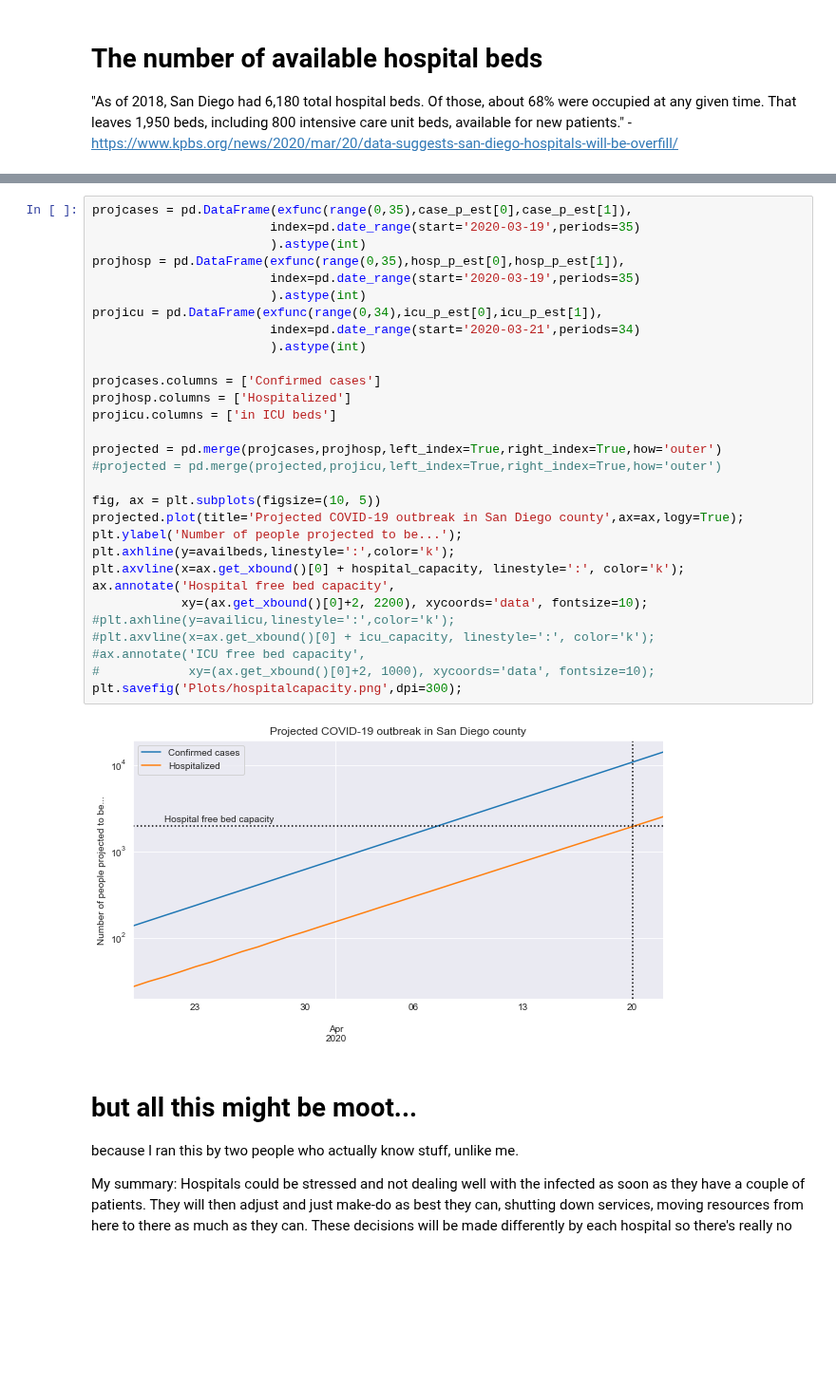
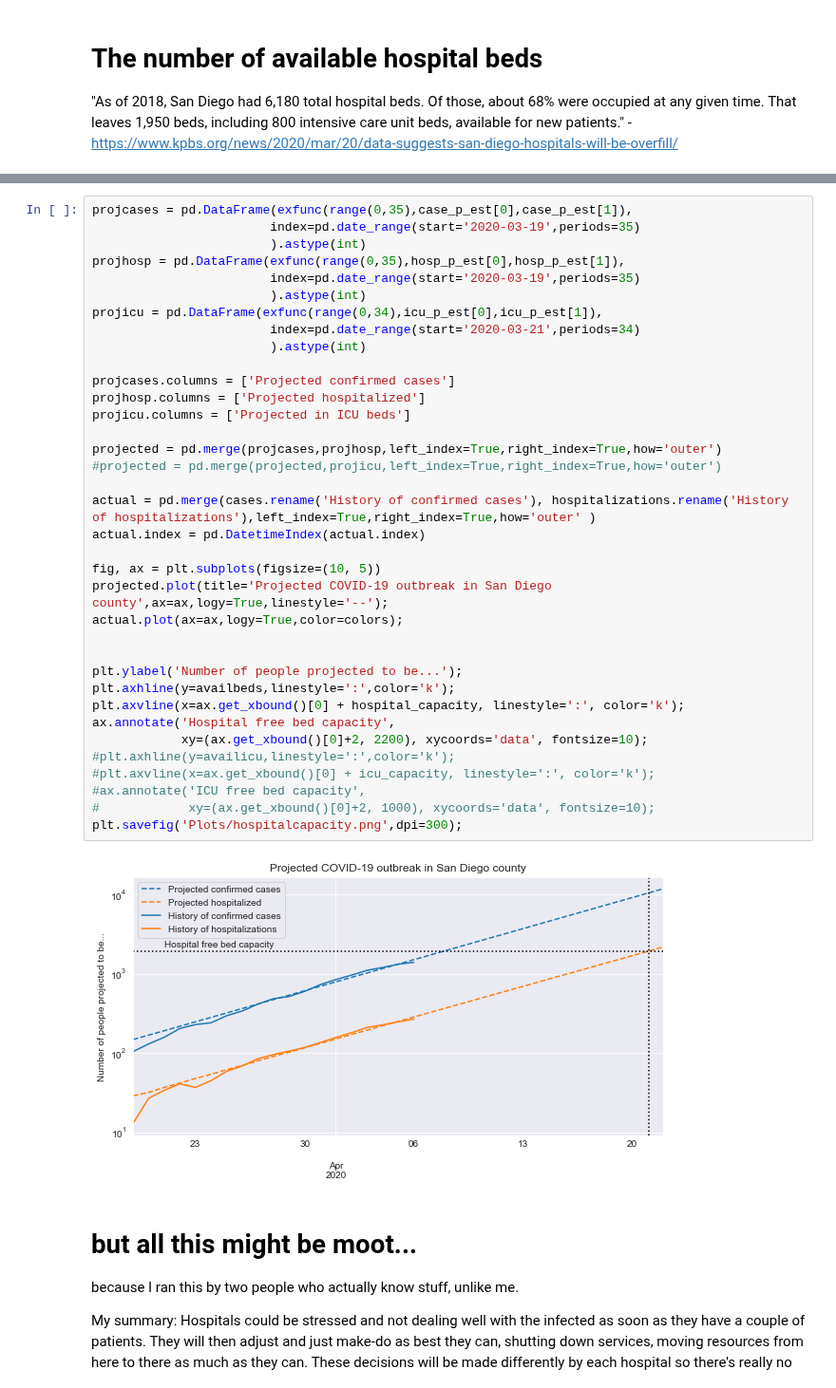
Before and after one commit to jasongfleischer/SanDiegoCountyCOVID19, a Jupyter notebook: San Diego Country Coronavirus History.ipynb, the cells around one changed output, grey strips where cells are left out. Shown at 95% size. Drawn from its saved outputs; the diff is of its cells as text; blank space fills up the shorter version.

```diff
--- a/San Diego Country Coronavirus History.ipynb
+++ b/San Diego Country Coronavirus History.ipynb
@@ -328,35 +395,41 @@ ICUs reach capacity on 2020-04-20 19:35:00.540525353
 # %%
 projcases = pd.DataFrame(exfunc(range(0,35),case_p_est[0],case_p_est[1]),
                         index=pd.date_range(start='2020-03-19',periods=35)
                         ).astype(int)
 projhosp = pd.DataFrame(exfunc(range(0,35),hosp_p_est[0],hosp_p_est[1]),
                         index=pd.date_range(start='2020-03-19',periods=35)
                         ).astype(int)
 projicu = pd.DataFrame(exfunc(range(0,34),icu_p_est[0],icu_p_est[1]),
                         index=pd.date_range(start='2020-03-21',periods=34)
                         ).astype(int)
 
-projcases.columns = ['Confirmed cases']
-projhosp.columns = ['Hospitalized']
-projicu.columns = ['in ICU beds']
+projcases.columns = ['Projected confirmed cases']
+projhosp.columns = ['Projected hospitalized']
+projicu.columns = ['Projected in ICU beds']
 
 projected = pd.merge(projcases,projhosp,left_index=True,right_index=True,how='outer')
 #projected = pd.merge(projected,projicu,left_index=True,right_index=True,how='outer')
 
+actual = pd.merge(cases.rename('History of confirmed cases'), hospitalizations.rename('History of hospitalizations'),left_index=True,right_index=True,how='outer' )
+actual.index = pd.DatetimeIndex(actual.index)
+
 fig, ax = plt.subplots(figsize=(10, 5))
-projected.plot(title='Projected COVID-19 outbreak in San Diego county',ax=ax,logy=True);
+projected.plot(title='Projected COVID-19 outbreak in San Diego county',ax=ax,logy=True,linestyle='--');
+actual.plot(ax=ax,logy=True,color=colors);
+
+
 plt.ylabel('Number of people projected to be...');
 plt.axhline(y=availbeds,linestyle=':',color='k');
 plt.axvline(x=ax.get_xbound()[0] + hospital_capacity, linestyle=':', color='k');
 ax.annotate('Hospital free bed capacity',
             xy=(ax.get_xbound()[0]+2, 2200), xycoords='data', fontsize=10);
 #plt.axhline(y=availicu,linestyle=':',color='k');
 #plt.axvline(x=ax.get_xbound()[0] + icu_capacity, linestyle=':', color='k');
 #ax.annotate('ICU free bed capacity',
 #            xy=(ax.get_xbound()[0]+2, 1000), xycoords='data', fontsize=10);
 plt.savefig('Plots/hospitalcapacity.png',dpi=300);
 # %% [output]
-[figure, old version]
+[figure, new version]
 # %% [markdown]
 # but all this might be moot...
 because I ran this by two people who actually know stuff, unlike me.
```
Also changed, not shown: parts of 16 cells of this notebook, 10 other files.
